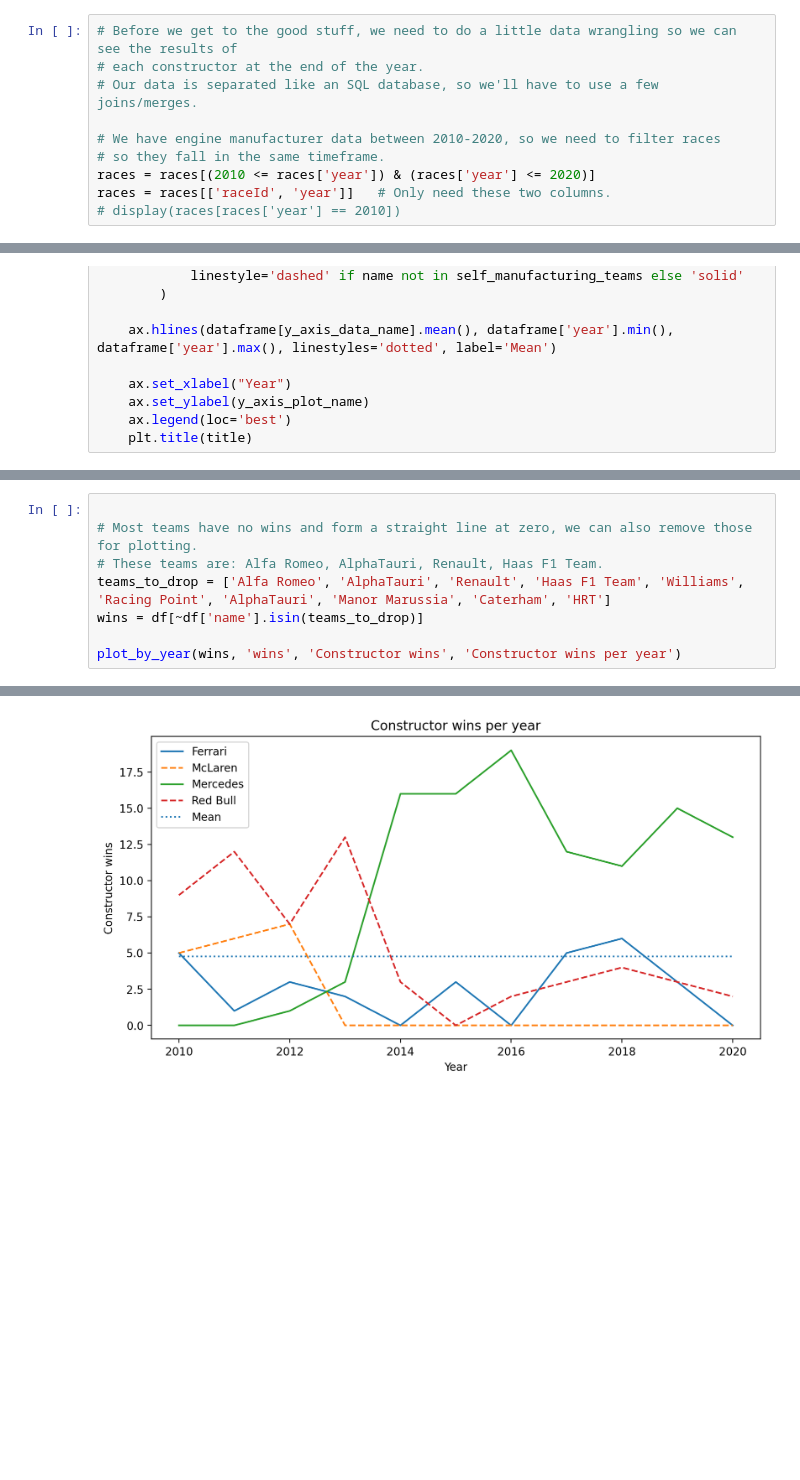
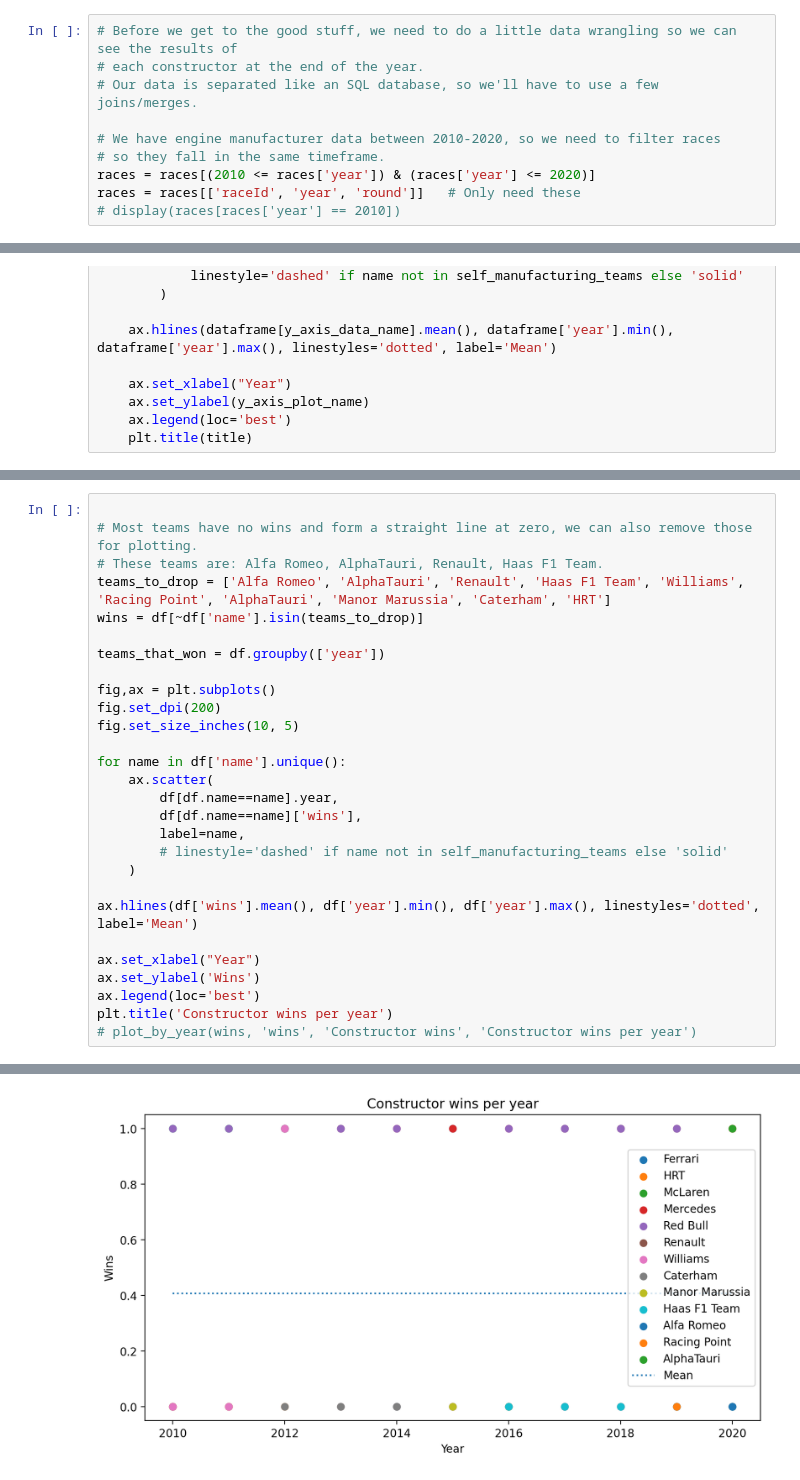
Before and after one commit to MohamedElhadidy0019/Formula_One_Data_Analysis, a Jupyter notebook: engine_manufacturer_effect.ipynb, the cells around one changed output, grey strips where cells are left out. Drawn from its saved outputs; the diff is of its cells as text; blank space fills up the shorter version.

Commit message:
Undo accumulation in driver points and constructor points and wins. Update scratch.

```diff
--- a/engine_manufacturer_effect.ipynb
+++ b/engine_manufacturer_effect.ipynb
@@ -22,7 +22,7 @@ engine_manufacturers  = pd.read_csv('dataset/engine_manufacturers_processed.csv'
 # We have engine manufacturer data between 2010-2020, so we need to filter races
 # so they fall in the same timeframe.
 races = races[(2010 <= races['year']) & (races['year'] <= 2020)]
-races = races[['raceId', 'year']]   # Only need these two columns.
+races = races[['raceId', 'year', 'round']]   # Only need these
 # display(races[races['year'] == 2010])
 # %%
 # Note that there are some teams that changed their names in the 2010-2020 period, so we must account for that.
@@ -249,5 +257,25 @@ One sample T-test p value (0.013146090866899695) < alpha (0.05). Null hypothesis
 teams_to_drop = ['Alfa Romeo', 'AlphaTauri', 'Renault', 'Haas F1 Team', 'Williams', 'Racing Point', 'AlphaTauri', 'Manor Marussia', 'Caterham', 'HRT']
 wins = df[~df['name'].isin(teams_to_drop)]
 
-plot_by_year(wins, 'wins', 'Constructor wins', 'Constructor wins per year')
+teams_that_won = df.groupby(['year'])
+
+fig,ax = plt.subplots()
+fig.set_dpi(200)
+fig.set_size_inches(10, 5)
+
+for name in df['name'].unique():
+    ax.scatter(
+        df[df.name==name].year,
+        df[df.name==name]['wins'],
+        label=name,
+        # linestyle='dashed' if name not in self_manufacturing_teams else 'solid'
+    )
+
+ax.hlines(df['wins'].mean(), df['year'].min(), df['year'].max(), linestyles='dotted', label='Mean')
+
+ax.set_xlabel("Year")
+ax.set_ylabel('Wins')
+ax.legend(loc='best')
+plt.title('Constructor wins per year')
+# plot_by_year(wins, 'wins', 'Constructor wins', 'Constructor wins per year')
 # %% [output]
@@ -254,4 +283,4 @@ plot_by_year(wins, 'wins', 'Constructor wins', 'Constructor wins per year')
-[figure, old version]
+[figure, new version]
 # %%
 def logistic_regression(df: pd.DataFrame, col_name: str):
     # Create a binary feature indicating whether the team manufactures its own engine
```
Also changed, not shown: parts of 11 cells of this notebook, 3 other files.
